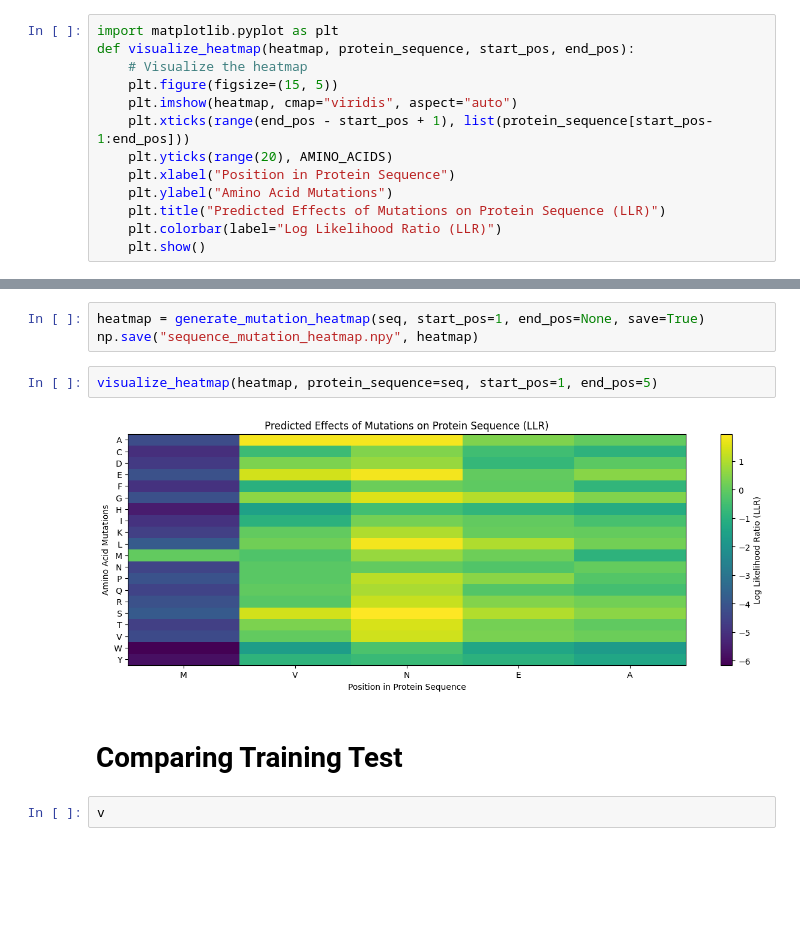
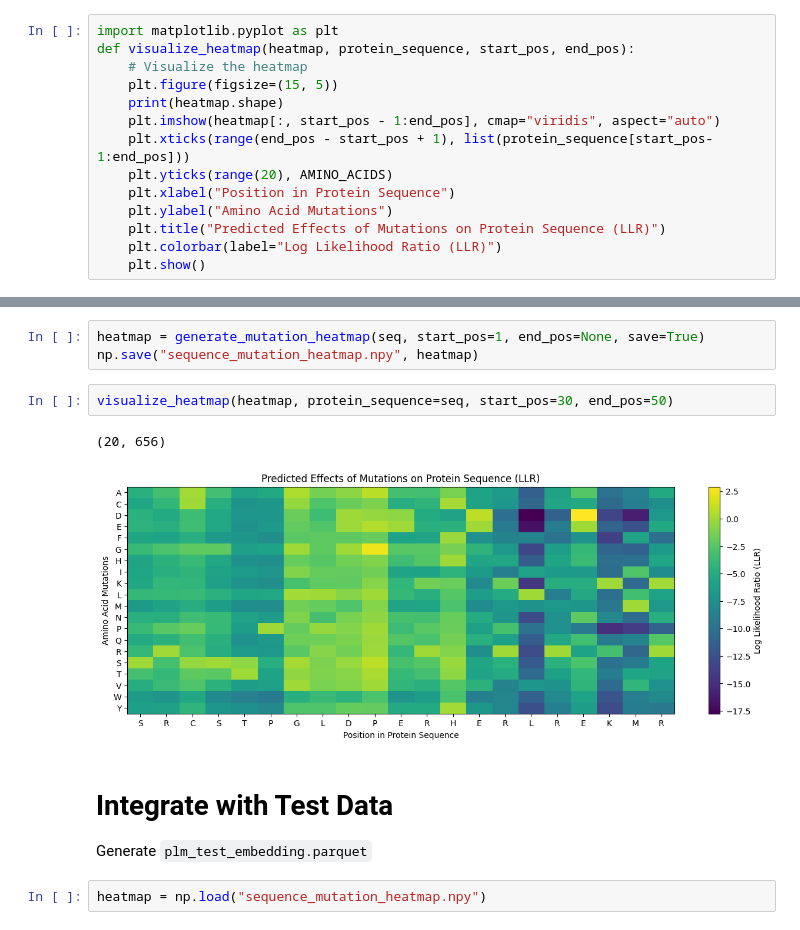
Before and after one commit to radroof22/cse-7850-combio-hackathon, a Jupyter notebook: plm_stability/PLM_Stability.ipynb, the cells around one changed output, grey strips where cells are left out. Drawn from its saved outputs; the diff is of its cells as text; blank space fills up the shorter version.

```diff
--- a/plm_stability/PLM_Stability.ipynb
+++ b/plm_stability/PLM_Stability.ipynb
@@ -88,7 +88,8 @@ import matplotlib.pyplot as plt
 def visualize_heatmap(heatmap, protein_sequence, start_pos, end_pos):
     # Visualize the heatmap
     plt.figure(figsize=(15, 5))
-    plt.imshow(heatmap, cmap="viridis", aspect="auto")
+    print(heatmap.shape)
+    plt.imshow(heatmap[:, start_pos - 1:end_pos], cmap="viridis", aspect="auto")
     plt.xticks(range(end_pos - start_pos + 1), list(protein_sequence[start_pos-1:end_pos]))
     plt.yticks(range(20), AMINO_ACIDS)
     plt.xlabel("Position in Protein Sequence")
@@ -109,10 +110,13 @@ MVNEARGNSSLNPCLEGSASSGSESSKDSSRCSTPGLDPERHERLREKMRRRLESGDKWFSLEFFPPRTAEGAVNLISRF
 heatmap = generate_mutation_heatmap(seq, start_pos=1, end_pos=None, save=True)
 np.save("sequence_mutation_heatmap.npy", heatmap)
 # %%
-visualize_heatmap(heatmap, protein_sequence=seq, start_pos=1, end_pos=5)
+visualize_heatmap(heatmap, protein_sequence=seq, start_pos=30, end_pos=50)
 # %% [output]
+(20, 656)
-[figure, old version]
+[figure, new version]
-# %% [markdown]
-# Comparing Training Test
-# %%
-v
+# %% [markdown]
+# Integrate with Test Data
+
+Generate `plm_test_embedding.parquet`
+# %%
+heatmap = np.load("sequence_mutation_heatmap.npy")
```
Also changed, not shown: parts of 11 cells of this notebook, 1 other file.
